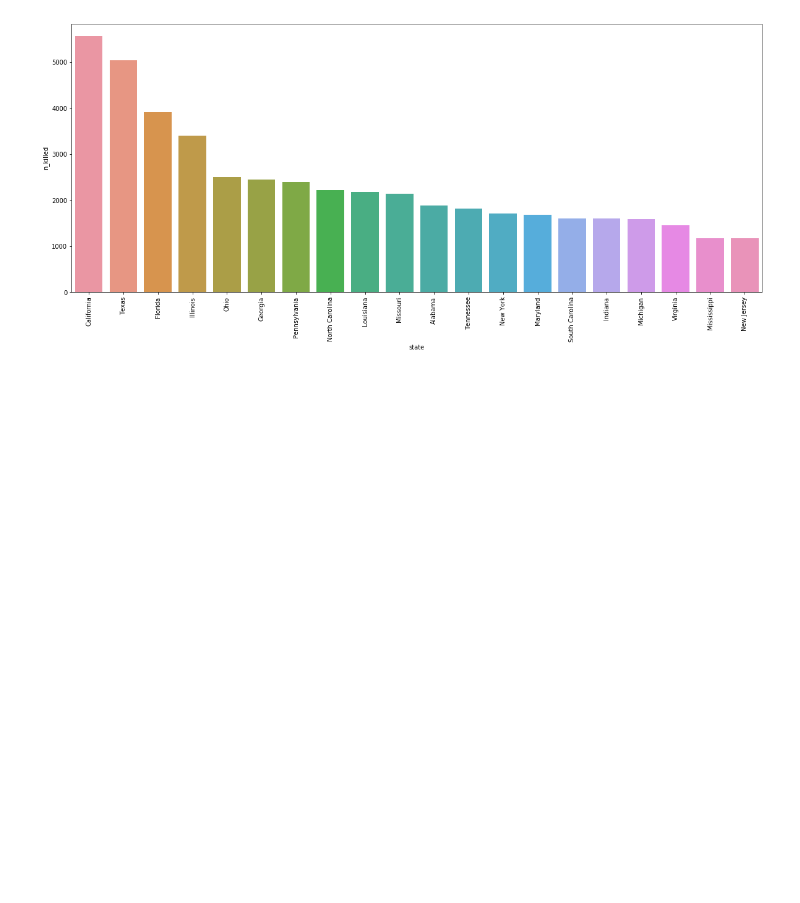
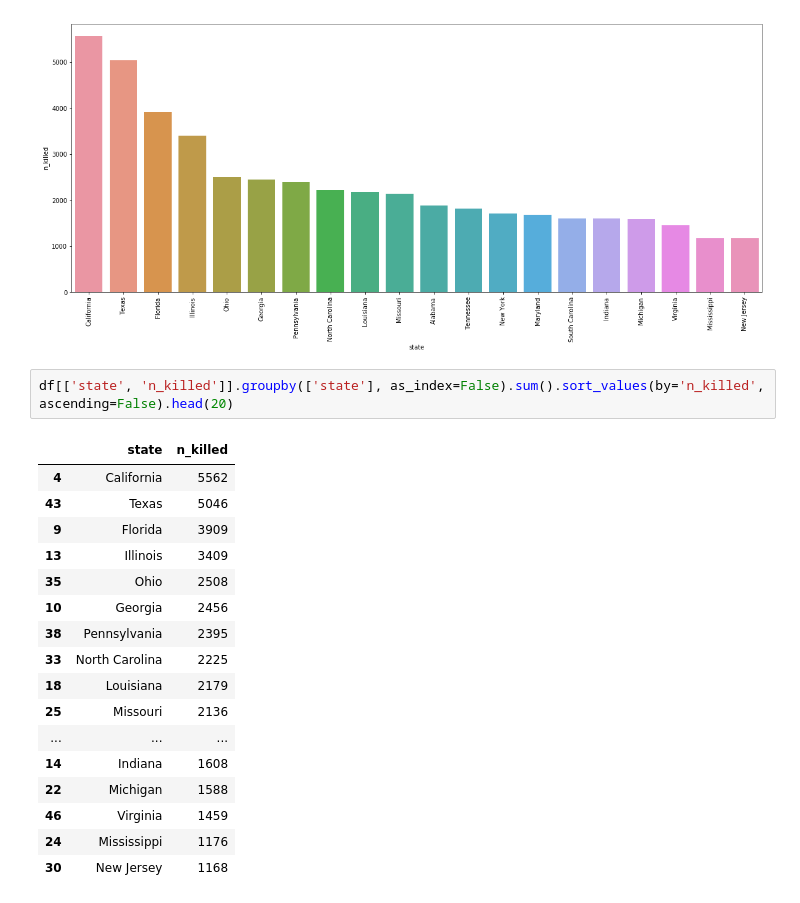
Before and after one commit to AndyDeNike/gun_violence_us_data, a Jupyter notebook: gun_violence_us_data_2013_18.ipynb, the cells around one changed output. Saved outputs shown, nothing was run; the diff lists cells and outputs as text; blank space fills up the shorter version.

```diff
--- a/gun_violence_us_data_2013_18.ipynb
+++ b/gun_violence_us_data_2013_18.ipynb
@@ -198,3 +198,23 @@ sns.barplot(x='state', y='n_killed', data=df_sorted_n_killed_by_state)
 # %% [output]
 <matplotlib.axes._subplots.AxesSubplot at 0x...>
 [figure]
+# %%
+df[['state', 'n_killed']].groupby(['state'], as_index=False).sum().sort_values(by='n_killed', ascending=False).head(20)
+# %% [output]
+|  | state | n_killed |
+| 4 | California | 5562 |
+| 43 | Texas | 5046 |
+| 9 | Florida | 3909 |
+| 13 | Illinois | 3409 |
+| 35 | Ohio | 2508 |
+| 10 | Georgia | 2456 |
+| 38 | Pennsylvania | 2395 |
+| 33 | North Carolina | 2225 |
+| 18 | Louisiana | 2179 |
+| 25 | Missouri | 2136 |
+| ... | ... | ... |
+| 14 | Indiana | 1608 |
+| 22 | Michigan | 1588 |
+| 46 | Virginia | 1459 |
+| 24 | Mississippi | 1176 |
+| 30 | New Jersey | 1168 |
```
Also changed, not shown: parts of 2 cells of this notebook.
